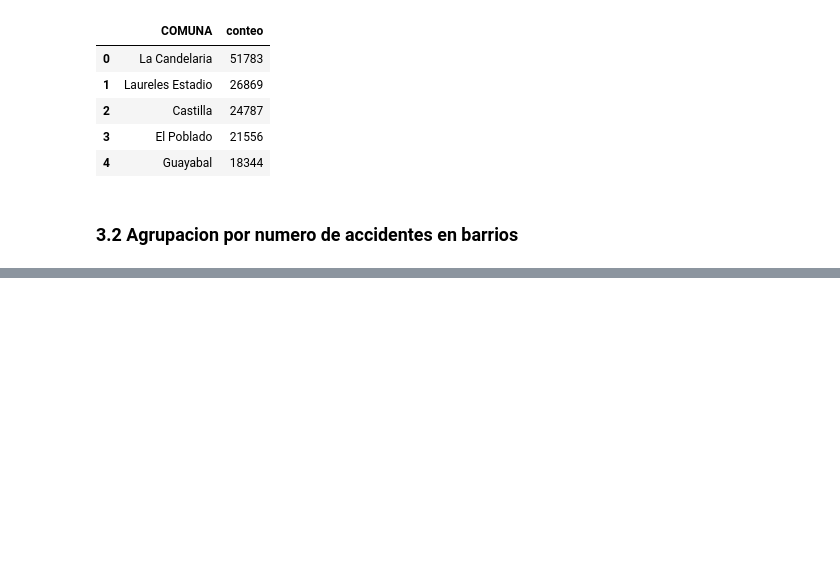
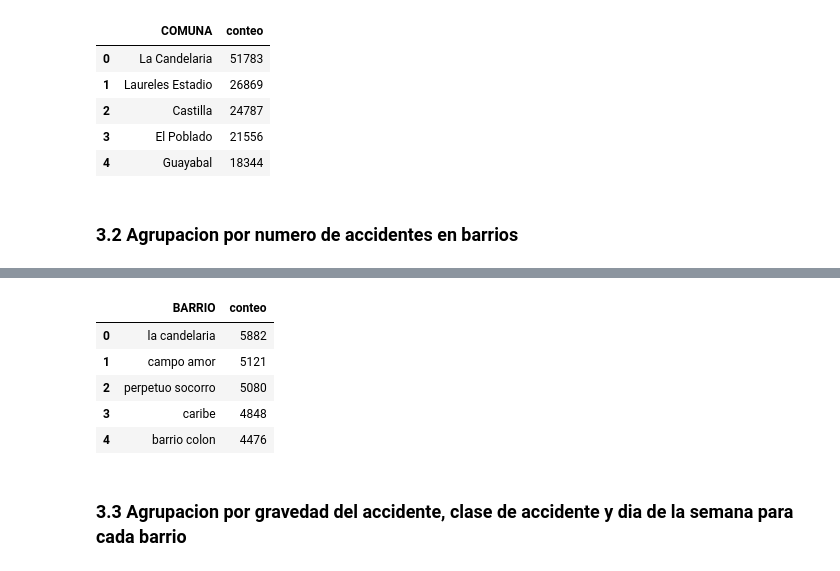
Before and after one commit to dgilrua/proyecto2-analitica, a Jupyter notebook: main.ipynb, the cells around one changed output, grey strips where cells are left out. Saved outputs shown, nothing was run; the diff lists cells and outputs as text; code cells hidden in the pictures; blank space fills up the shorter version.

```diff
--- a/main.ipynb
+++ b/main.ipynb
@@ -906,0 +901,18 @@ df.head()
+# %%
+#Agrupacion de la cantidad de accidentes por Barrio
+accidentes_barrios = pd.crosstab(df['BARRIO'], 'conteo').reset_index()
+accidentes_barrios.rename_axis(None, axis=1, inplace=True)
+accidentes_barrios.sort_values(by='conteo', ascending=False, inplace=True)
+accidentes_barrios.reset_index(drop=True, inplace=True)
+# %%
+#Verificar la agrupacion creada
+accidentes_barrios.head()
+# %% [output]
+|  | BARRIO | conteo |
+| 0 | la candelaria | 5882 |
+| 1 | campo amor | 5121 |
+| 2 | perpetuo socorro | 5080 |
+| 3 | caribe | 4848 |
+| 4 | barrio colon | 4476 |
+# %% [markdown]
+### 3.3 Agrupacion por gravedad del accidente, clase de accidente y dia de la semana para cada barrio
```
Also changed, not shown: parts of 16 cells of this notebook, 1 other file.
